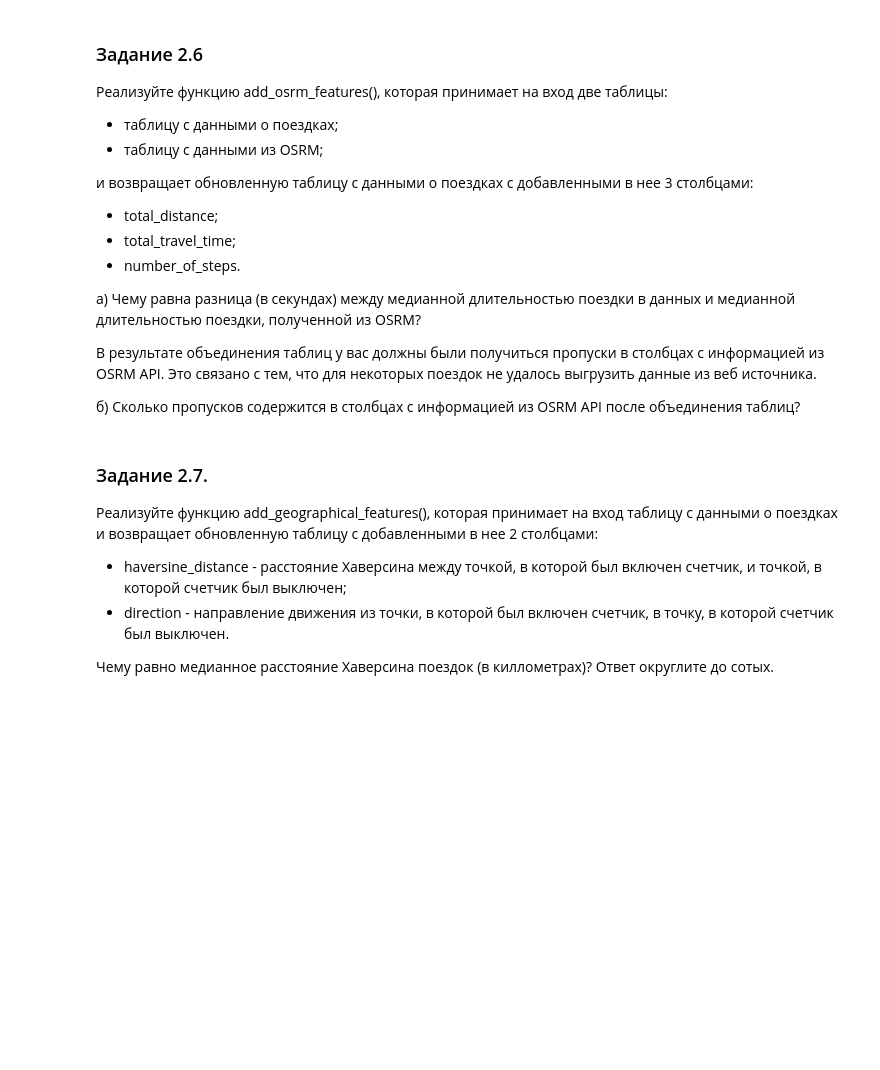
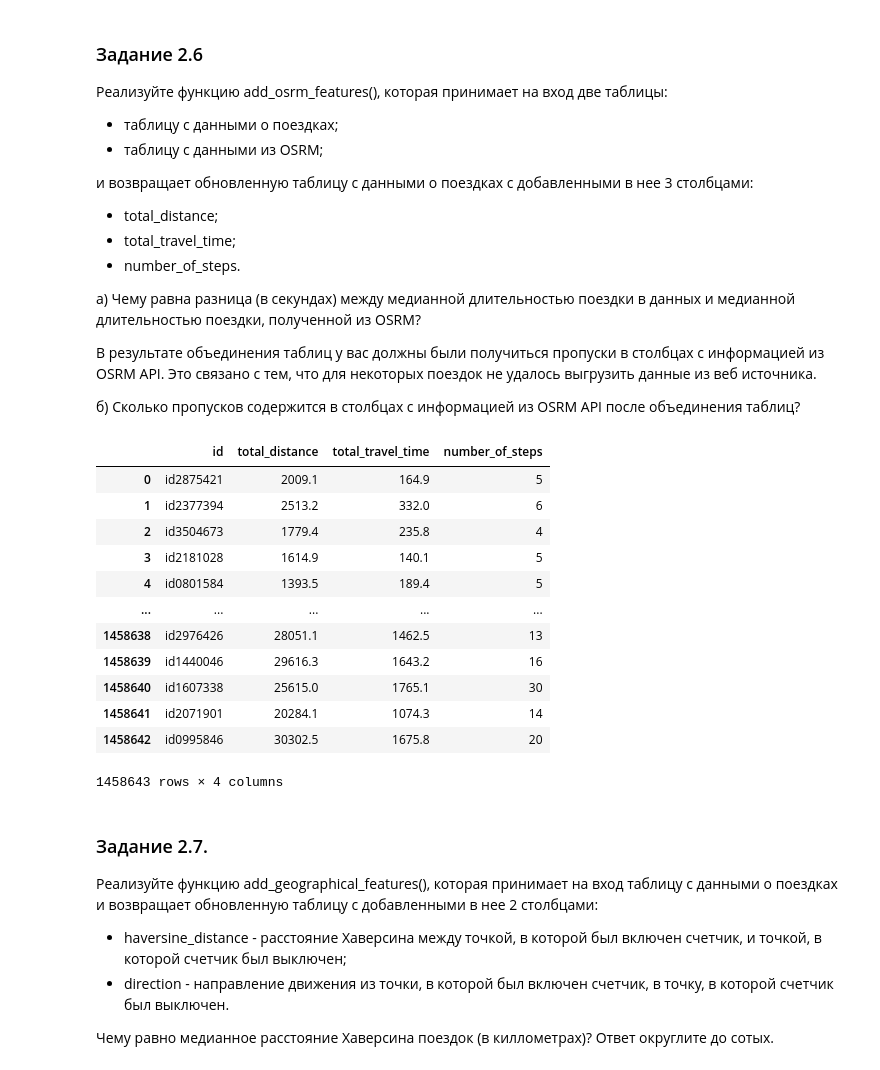
Before and after one commit to YarikKa2/Project_5, a Jupyter notebook: code/Project_5.ipynb, the cells around one changed output. Drawn from its saved outputs; the diff is of its cells as text; code cells hidden in the pictures; blank space fills up the shorter version.

```diff
--- a/code/Project_5.ipynb
+++ b/code/Project_5.ipynb
@@ -251,5 +262,21 @@ add_holiday_features(taxi_data, holiday_data)
 
 б) Сколько пропусков содержится в столбцах с информацией из OSRM API после объединения таблиц?
 # %%
-osrm_data = pd.read_csv('data/osrm_data_train.csv')
-# ваш код здесь
+osrm_data = pd.read_csv(path + 'data/osrm_data_train.csv')
+osrm_data = osrm_data[['id', 'total_distance',
+                       'total_travel_time', 'number_of_steps']]
+osrm_data
+# %% [output]
+|  | id | total_distance | total_travel_time | number_of_steps |
+| 0 | id2875421 | 2009.1 | 164.9 | 5 |
+| 1 | id2377394 | 2513.2 | 332.0 | 6 |
+| 2 | id3504673 | 1779.4 | 235.8 | 4 |
+| 3 | id2181028 | 1614.9 | 140.1 | 5 |
+| 4 | id0801584 | 1393.5 | 189.4 | 5 |
+| ... | ... | ... | ... | ... |
+| 1458638 | id2976426 | 28051.1 | 1462.5 | 13 |
+| 1458639 | id1440046 | 29616.3 | 1643.2 | 16 |
+| 1458640 | id1607338 | 25615.0 | 1765.1 | 30 |
+| 1458641 | id2071901 | 20284.1 | 1074.3 | 14 |
+| 1458642 | id0995846 | 30302.5 | 1675.8 | 20 |
+1458643 rows × 4 columns
```
Also changed, not shown: parts of 4 cells of this notebook.
